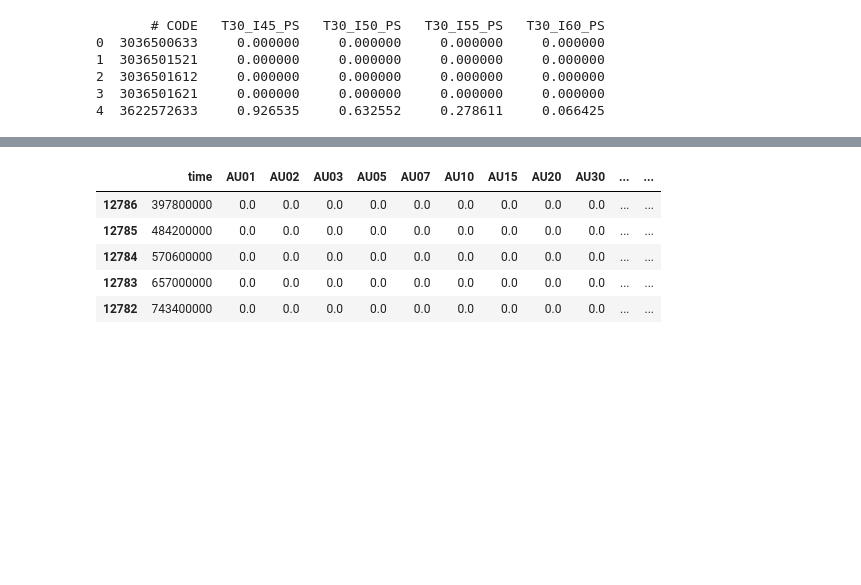
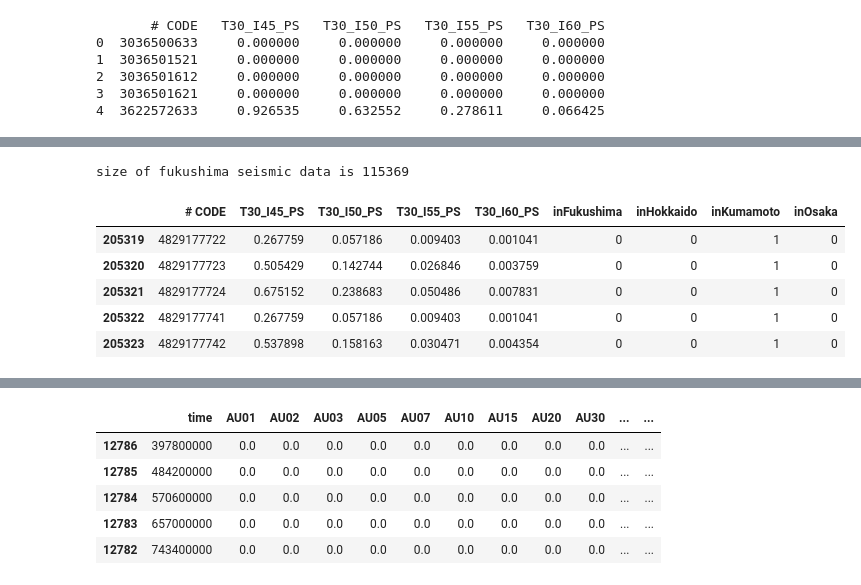
Before and after one commit to RussellzzZ/CausalInferenceDataScienceProject, a Jupyter notebook: data_project.ipynb, the cells around one changed output, grey strips where cells are left out. Saved outputs shown, nothing was run; the diff lists cells and outputs as text; code cells hidden in the pictures; blank space fills up the shorter version.

```diff
--- a/data_project.ipynb
+++ b/data_project.ipynb
@@ -151,0 +177,12 @@ size of fukushima seismic data is 219782
+# %%
+kumamoto_seismic_data = seismic_data.query("inKumamoto == 1")
+print(f"size of fukushima seismic data is {len(kumamoto_seismic_data)}")
+kumamoto_seismic_data.head()
+# %% [output]
+size of fukushima seismic data is 115369
+|  | # CODE | T30_I45_PS | T30_I50_PS | T30_I55_PS | T30_I60_PS | inFukushima | inHokkaido | inKumamoto | inOsaka |
+| 205319 | 4829177722 | 0.267759 | 0.057186 | 0.009403 | 0.001041 | 0 | 0 | 1 | 0 |
+| 205320 | 4829177723 | 0.505429 | 0.142744 | 0.026846 | 0.003759 | 0 | 0 | 1 | 0 |
+| 205321 | 4829177724 | 0.675152 | 0.238683 | 0.050486 | 0.007831 | 0 | 0 | 1 | 0 |
+| 205322 | 4829177741 | 0.267759 | 0.057186 | 0.009403 | 0.001041 | 0 | 0 | 1 | 0 |
+| 205323 | 4829177742 | 0.537898 | 0.158163 | 0.030471 | 0.004354 | 0 | 0 | 1 | 0 |
```
Also changed, not shown: parts of 4 cells of this notebook.
